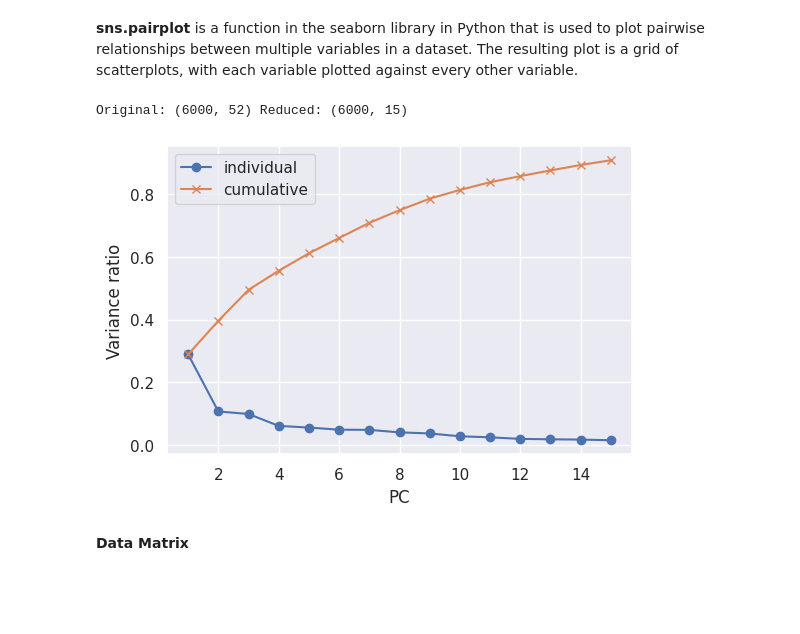
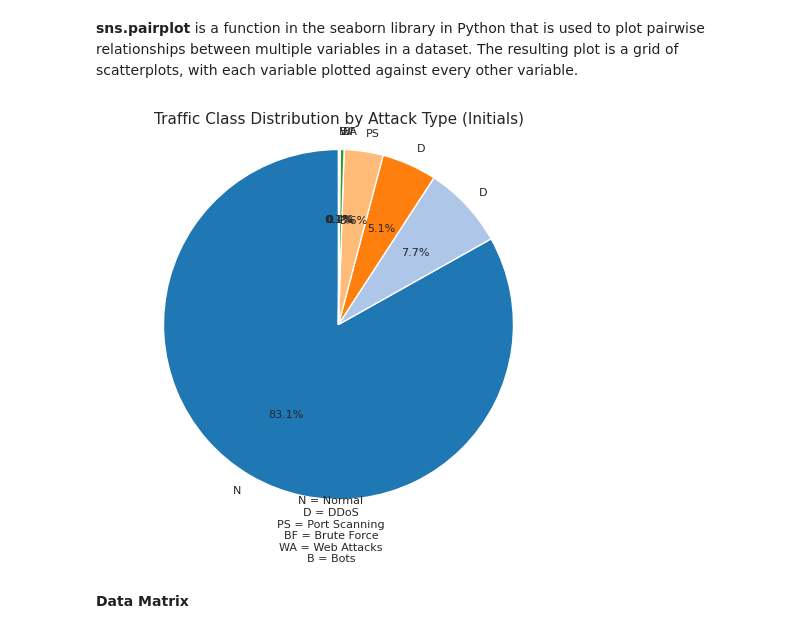
Before and after one commit to Ola-Steeve/INSE6220, a Jupyter notebook: Sample Project Classification with PyCaret.ipynb, the cells around one changed output. Drawn from its saved outputs; the diff is of its cells as text; code cells hidden in the pictures; blank space fills up the shorter version.

```diff
--- a/Sample Project Classification with PyCaret.ipynb
+++ b/Sample Project Classification with PyCaret.ipynb
@@ -159,31 +127,43 @@ plt.show()
 # %% [markdown]
 **sns.pairplot** is a function in the seaborn library in Python that is used to plot pairwise relationships between multiple variables in a dataset. The resulting plot is a grid of scatterplots, with each variable plotted against every other variable.
-# %%
-
-X = df_small.drop(columns=['target']).select_dtypes(include=['number']).copy()
-y_cat = df_small['target'].astype('category')
-y = y_cat.cat.codes.values            # integers 0..K-1
-class_names = list(y_cat.cat.categories)
-
-X.replace([np.inf, -np.inf], np.nan, inplace=True)
-X.dropna(axis=1, how='all', inplace=True)        # drop all-NaN cols
-X = X.fillna(X.median(numeric_only=True))        # simple median impute
-
-
-scaler = StandardScaler()
-X_s = scaler.fit_transform(X)
-
-pca = PCA(n_components=0.90, svd_solver='full', random_state=42)
-X_pca = pca.fit_transform(X_s)
-
-print("Original:", X_s.shape, "Reduced:", X_pca.shape)
-
-evr = pca.explained_variance_ratio_
-cum = np.cumsum(evr)
-plt.figure(figsize=(6,4))
-plt.plot(range(1, len(evr)+1), evr, marker='o', label='individual')
-plt.plot(range(1, len(evr)+1), cum, marker='x', label='cumulative')
-plt.xlabel('PC'); plt.ylabel('Variance ratio'); plt.legend(); plt.grid(True); plt.show()
-# %% [output]
-Original: (6000, 52) Reduced: (6000, 15)
-[figure, removed]
+# %%
+def make_initials(name):
+    tokens = [t for t in name.replace('-', ' ').split() if t.isalpha()]
+    return ''.join(t[0].upper() for t in tokens)[:4]
+
+initials = [make_initials(n) for n in counts.index]
+legend_map = {make_initials(n): n for n in counts.index}
+# %%
+# 3) counts + initials
+counts = df_small['target'].value_counts()
+
+def make_initials(name):
+    toks = [t for t in name.replace('-', ' ').split() if t.isalpha()]
+    return ''.join(t[0].upper() for t in toks)[:4]
+
+initials = [make_initials(n) for n in counts.index]
+legend_map = {make_initials(n): n for n in counts.index}
+
+# 4) smaller pie chart
+fig, ax = plt.subplots(figsize=(6,5))
+colors = plt.cm.tab20.colors[:len(initials)]
+
+wedges, texts, autotexts = ax.pie(
+    counts.values,
+    labels=initials,
+    autopct='%1.1f%%',
+    startangle=90,
+    colors=colors,
+    radius=0.7,  # <--- this controls the pie size (smaller radius)
+    textprops={'fontsize':8}
+)
+ax.set_title('Traffic Class Distribution by Attack Type (Initials)', fontsize=11)
+ax.axis('equal')
+
+# 5) legend under chart
+legend_text = "\n".join([f"{k} = {v}" for k, v in legend_map.items()])
+plt.figtext(0.5, 0.02, legend_text, ha='center', fontsize=8)
+
+plt.show()
+# %% [output]
+[figure, added]
```
Also changed, not shown: parts of 60 cells of this notebook.
